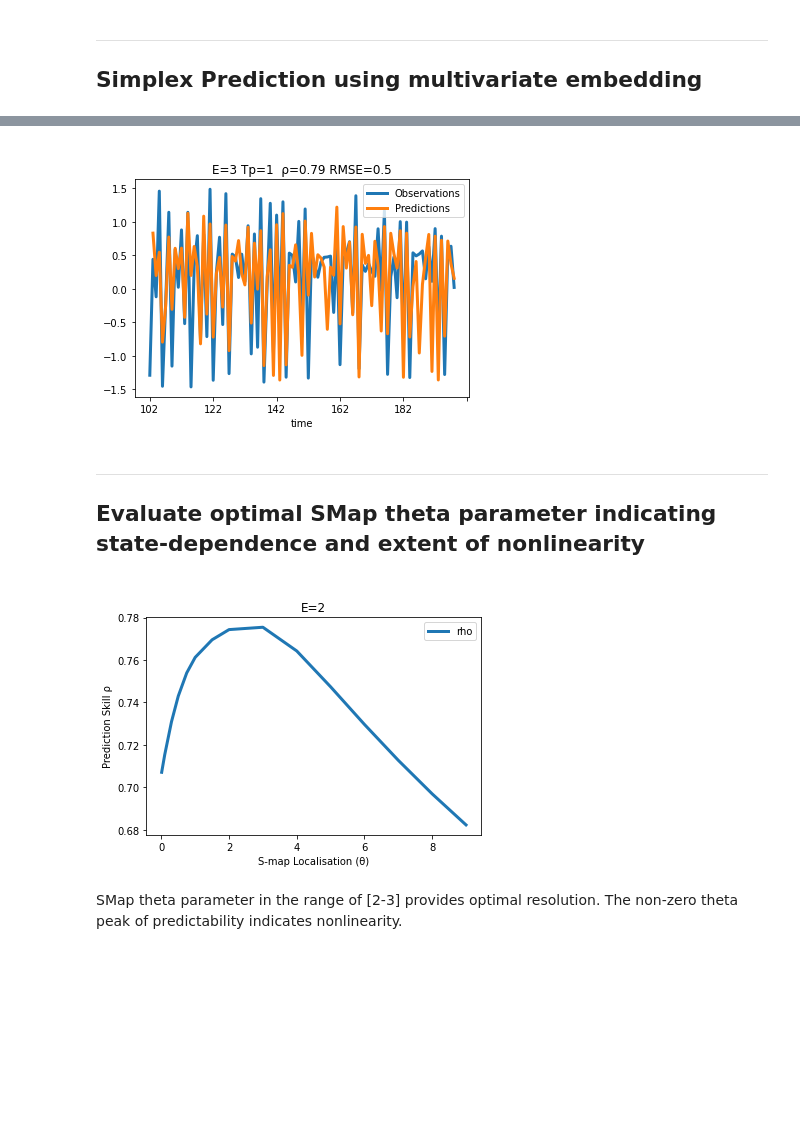
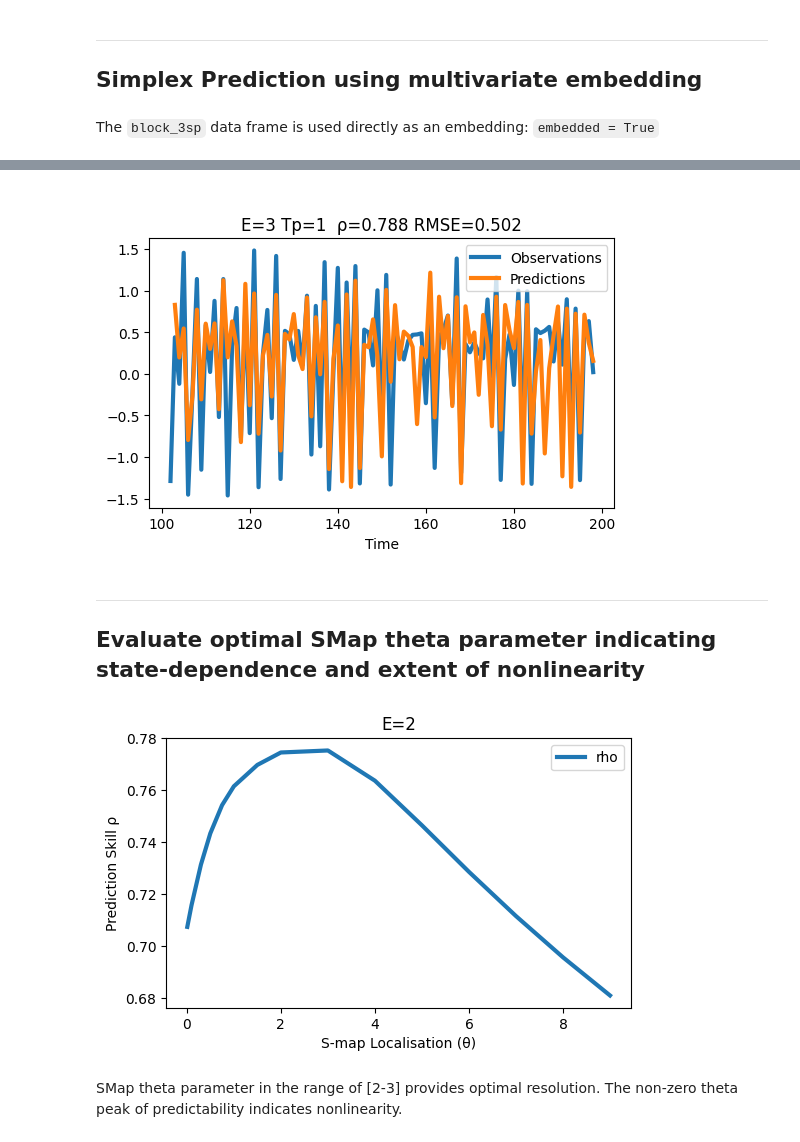
Before and after one commit to SugiharaLab/EDM_Documentation, a Jupyter notebook: docs/basic_examples.ipynb, the cells around one changed output, grey strips where cells are left out. Cells and saved outputs as stored; diff of their text form; code cells hidden in the pictures; blank space fills up the shorter version.

```diff
--- a/docs/basic_examples.ipynb
+++ b/docs/basic_examples.ipynb
@@ -3,6 +3,7 @@
 # %%
 from pyEDM import *
 import matplotlib.pyplot as plt
+plt.rcParams["figure.figsize"] = [6, 3.5]
 # %%
 tentmap      = sampleData['TentMap']
 tentmapNoise = sampleData['TentMapNoise']
@@ -45,6 +46,8 @@ Simplex( dataFrame = tentmapNoise, lib = "1 500", pred = "501 550",
 ---
 
 ## Simplex Prediction using multivariate embedding
+# %% [markdown]
+The `block_3sp` data frame is used directly as an embedding: `embedded = True`
 # %%
 block_3sp = sampleData['block_3sp']
 block_3sp.head(3)
@@ -54,21 +57,20 @@ block_3sp.head(3)
 | 1 | 4 | -0.962318 | -1.917685 | 1.244882 | -1.106779 | -0.113188 | 1.488887 | -1.492956 | 1.535239 | -0.481583 |
 | 2 | 5 | 1.331875 | -0.962318 | -1.917685 | 2.385041 | -1.106779 | -0.113188 | -1.119476 | -1.492956 | 1.535239 |
 # %%
-# embedded = True
-Simplex( dataFrame = block_3sp, lib = "1 99", pred = "100 195",
-         E = 3, columns = "x_t y_t z_t", target = "x_t",
+Simplex( dataFrame = block_3sp, lib = [1,99], pred = [100,195],
+         columns = "x_t y_t z_t", target = "x_t",
          embedded = True, showPlot = True );
 # %% [output]
-[figure, old version]
+[figure, new version]
 # %% [markdown]
 ---
 
 ## Evaluate optimal SMap theta parameter indicating state-dependence and extent of nonlinearity
 # %%
-PredictNonlinear( dataFrame = tentmapNoise, lib = "1 100", pred = "201 500",
-                  columns = "TentMap", E = 2 );
+PredictNonlinear( dataFrame = tentmapNoise, lib = [1,100], pred = [201,500],
+                  columns = "TentMap", target = "TentMap", E = 2 );
 # %% [output]
-[figure, old version]
+[figure, new version]
 # %% [markdown]
 SMap theta parameter in the range of [2-3] provides optimal resolution. The non-zero theta peak of predictability indicates nonlinearity.
 # %% [markdown]
```
Also changed, not shown: parts of 15 cells of this notebook, 11 other files.
